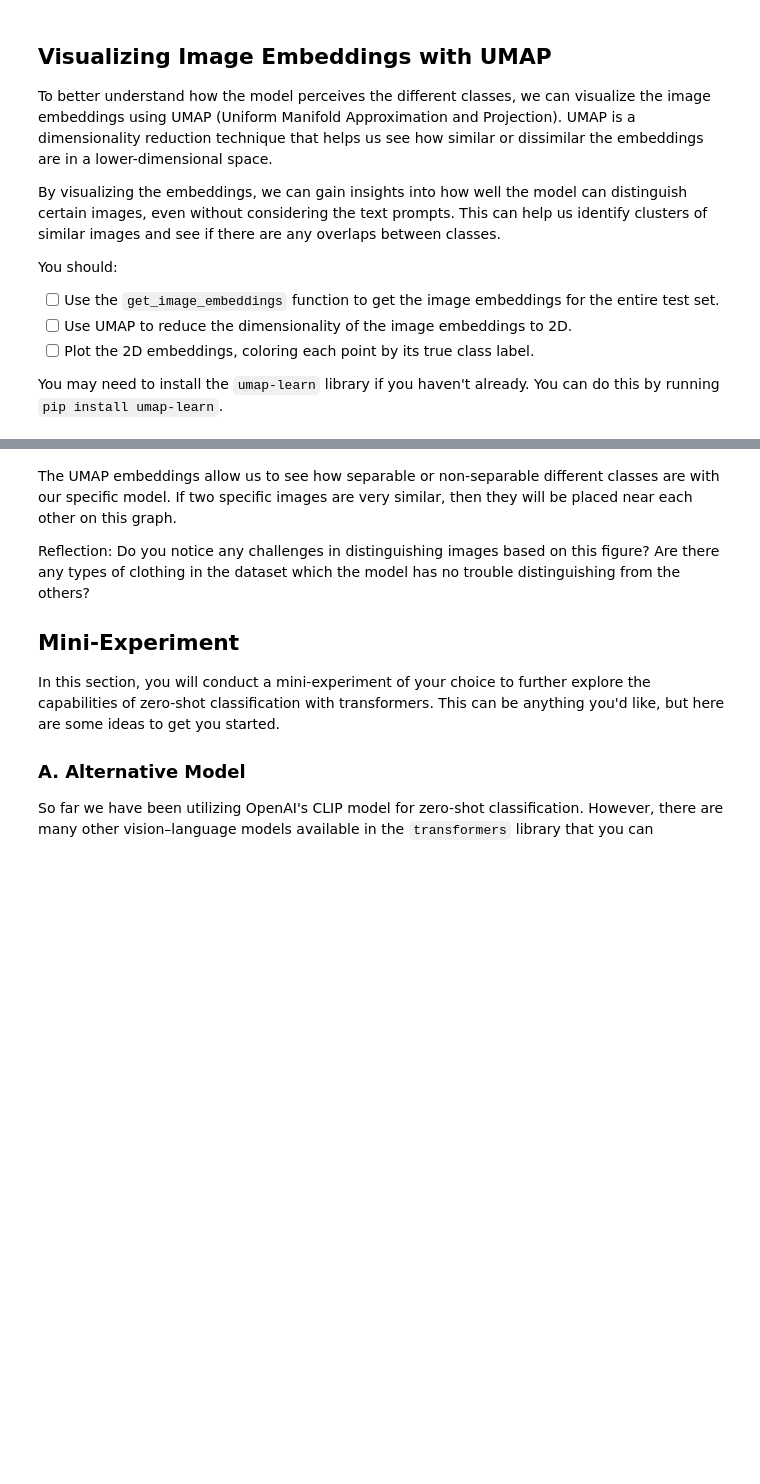
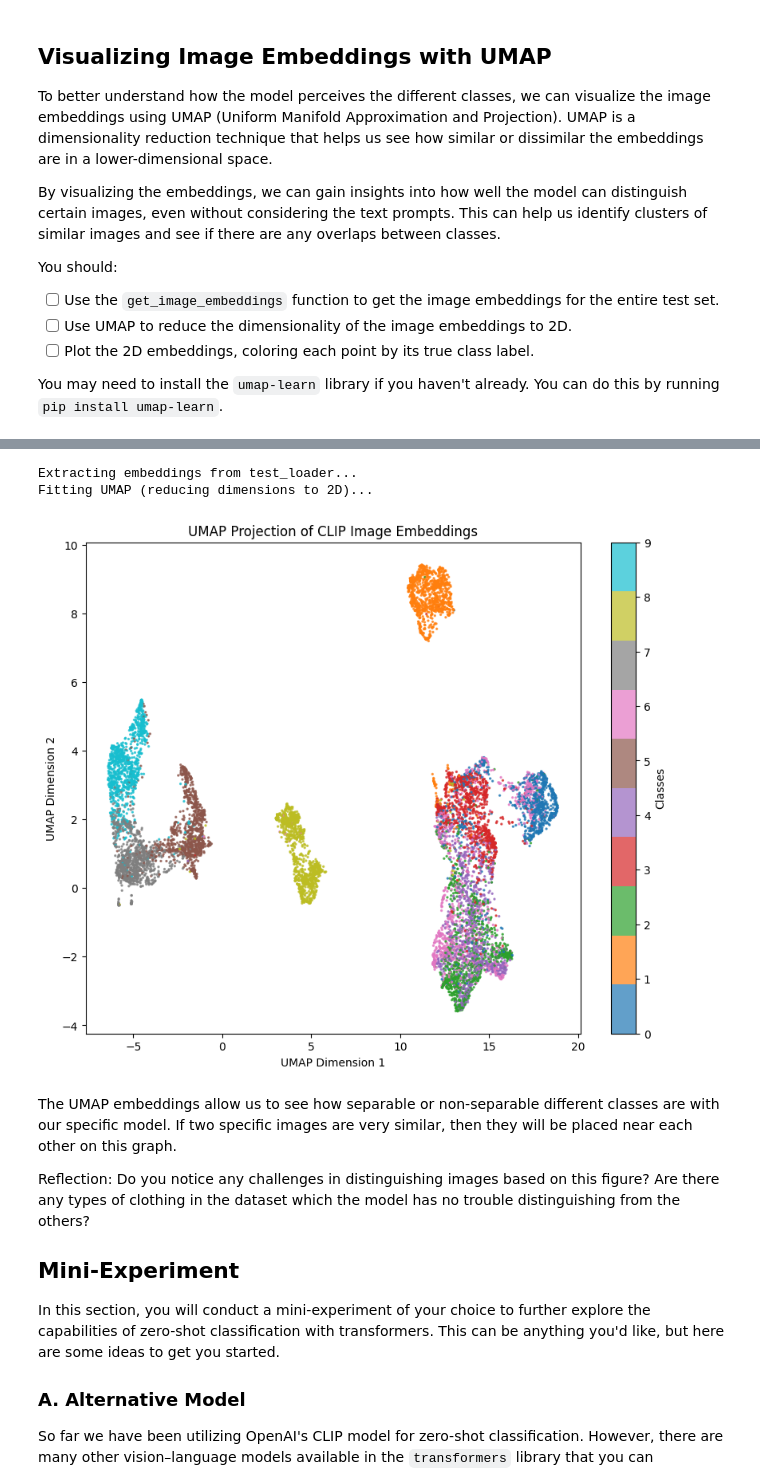
Before and after one commit to Jesse1919-hub/deep_learning, a Jupyter notebook: 02_activities/assignments/assignment_2.ipynb, the cells around one changed output, grey strips where cells are left out. Saved outputs shown, nothing was run; the diff lists cells and outputs as text; code cells hidden in the pictures; blank space fills up the shorter version.

```diff
--- a/02_activities/assignments/assignment_2.ipynb
+++ b/02_activities/assignments/assignment_2.ipynb
@@ -198,7 +236,8 @@ def get_cosine_similarity(image_feats: torch.Tensor, text_feats: torch.Tensor) -
     text_feats = text_feats.cpu()    # Ensure text features are on CPU
 
     # Compute cosine similarity, which is the dot product of normalized vectors
-    return # Complete
+    return image_feats @ text_feats.T
+
 
 def get_predictions(similarity: np.ndarray) -> np.ndarray:
     """
@@ -209,7 +248,8 @@ def get_predictions(similarity: np.ndarray) -> np.ndarray:
         numpy.ndarray: Predicted class indices for each image, shape (N,).
     """
     # Get the index of the maximum similarity for each image
-    return # Complete
+    # Complete
+    return similarity.argmax(axis=1)
 # %% [markdown]
 With these functions complete, you are ready to run the zero-shot classification baseline. Complete the code to follow these steps:
 
@@ -221,12 +261,25 @@ With these functions complete, you are ready to run the zero-shot classification
 - [ ] Report the accuracy of the predictions and the confusion matrix using the `accuracy_score` and `confusion_matrix` functions from `sklearn.metrics`.
 # %%
 from sklearn.metrics import accuracy_score, confusion_matrix
+text_feats = get_text_embeddings(CLASS_NAMES)
 
 y_true, y_pred = [], []
 
 for pixel_values, labels in test_loader:
+    image_feats = get_image_embeddings(pixel_values)
+    similarity = get_cosine_similarity(image_feats, text_feats)
+    predictions = get_predictions(similarity)
+
+    y_true.extend(labels.cpu().numpy())
+    y_pred.extend(predictions)
 
 # Report the accuracy of the predictions
+accuracy = accuracy_score(y_true, y_pred)
+print(f"Accuracy: {accuracy:.4f}")
+
+cm = confusion_matrix(y_true, y_pred)
+print("Confusion Matrix:")
+print(cm)
 
 # Report the confusion matrix
 def plot_confusion_matrix(y_true, y_pred, class_names):
@@ -241,4 +294,3 @@ def plot_confusion_matrix(y_true, y_pred, class_names):
     plt.ylabel('True label')
     plt.xlabel('Predicted label')
     plt.tight_layout()
-    plt.show()
@@ -300,3 +426,54 @@ for pixel_values, labels in test_loader:
+# %%
+from umap import UMAP
+import numpy as np
+import matplotlib.pyplot as plt
+
+# ------------------------------------------------------------
+# 1. Collect image embeddings
+# ------------------------------------------------------------
+all_img_emb = []
+all_labels  = []
+
+print("Extracting embeddings from test_loader...")
+for pixel_values, labels in test_loader:
+    image_feats = get_image_embeddings(pixel_values)
+    all_img_emb.append(image_feats.cpu().numpy())
+    all_labels.extend(labels.cpu().numpy())
+
+# ✅ Stack AFTER the loop
+all_img_emb = np.vstack(all_img_emb)
+all_labels = np.array(all_labels)
+
+# ------------------------------------------------------------
+# 2. Fit UMAP
+# ------------------------------------------------------------
+print("Fitting UMAP (reducing dimensions to 2D)...")
+reducer = UMAP(n_neighbors=15, min_dist=0.1, random_state=42)
+embedding_2d = reducer.fit_transform(all_img_emb)
+
+# ------------------------------------------------------------
+# 3. Plot
+# ------------------------------------------------------------
+plt.figure(figsize=(10, 8))
+
+scatter = plt.scatter(
+    embedding_2d[:, 0],
+    embedding_2d[:, 1],
+    c=all_labels,
+    cmap='tab10',
+    s=2,
+    alpha=0.7
+)
+
+plt.colorbar(scatter, ticks=range(len(CLASS_NAMES)), label='Classes')
+plt.title('UMAP Projection of CLIP Image Embeddings')
+plt.xlabel('UMAP Dimension 1')
+plt.ylabel('UMAP Dimension 2')
+plt.show()
+# %% [output]
+Extracting embeddings from test_loader...
+Fitting UMAP (reducing dimensions to 2D)...
+[figure, added]
 # %% [markdown]
 The UMAP embeddings allow us to see how separable or non-separable different classes are with our specific model. If two specific images are very similar, then they will be placed near each other on this graph.
 
```
Also changed, not shown: parts of 16 cells of this notebook.
